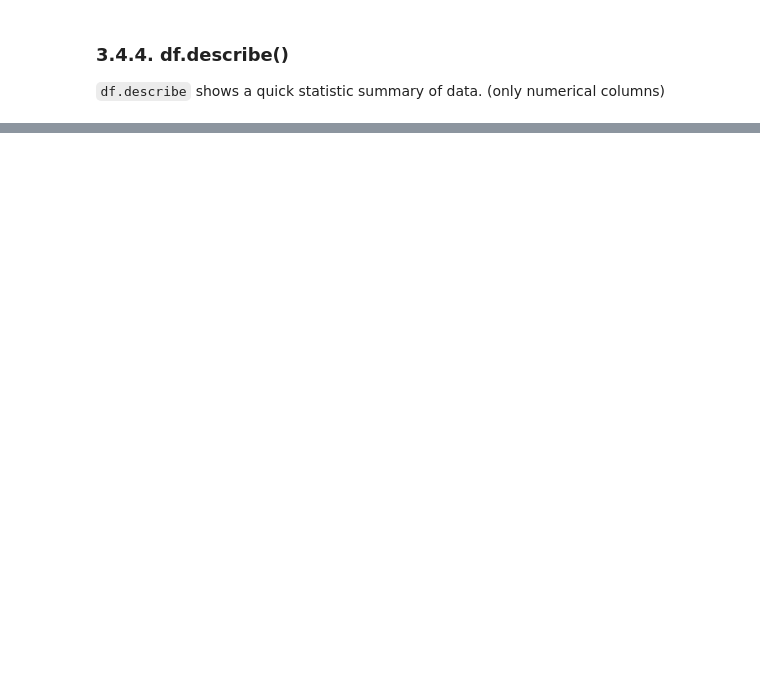
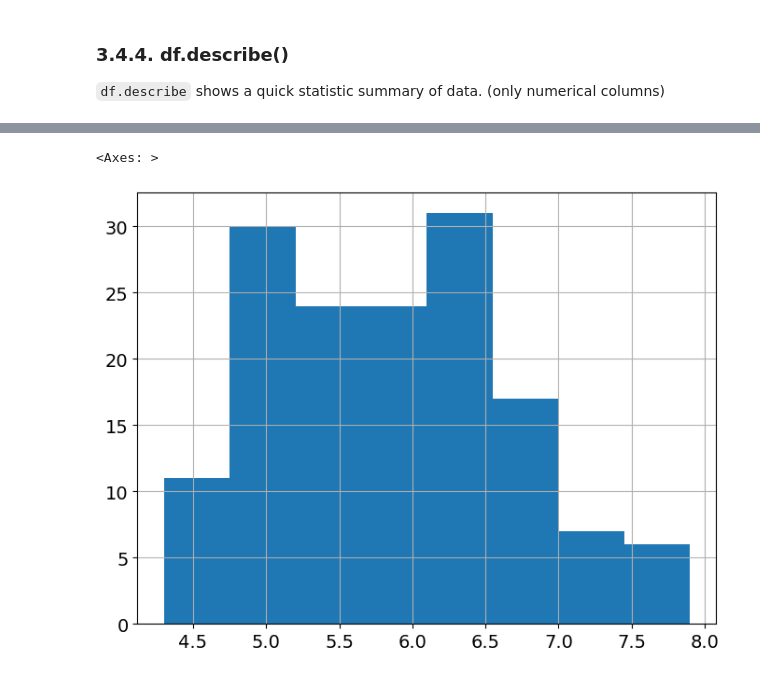
Before and after one commit to andymogul/BA_python_tutorial, a Jupyter notebook: statistics_lab.ipynb, the cells around one changed output, grey strips where cells are left out. Drawn from its saved outputs; the diff is of its cells as text; code cells hidden in the pictures; blank space fills up the shorter version.

```diff
--- a/statistics_lab.ipynb
+++ b/statistics_lab.ipynb
@@ -986,0 +1339,12 @@ df.describe()
+# %%
+import numpy as np
+import pandas as pd
+import matplotlib.pyplot as plt
+
+# jupyter-notebook-specific command:
+# shows the plots without `plt.show()` in Jupyter notebook
+%matplotlib inline
+
+# increase default figure and font sizes for easier viewing
+plt.rcParams['figure.figsize'] = (8, 6)
+plt.rcParams['font.size'] = 14
@@ -986,0 +1354,4 @@ df.describe()
+# %%
+csv_url = 'https://archive.ics.uci.edu/ml/machine-learning-databases/iris/iris.data'
+col_names = ['sepal length', 'sepal width', 'petal length', 'petal width', 'class']
+data = pd.read_csv(csv_url, names=col_names)
@@ -986,0 +1396,7 @@ df.describe()
+# %%
+%matplotlib inline
+
+data['sepal length'].hist(bins=8)
+# %% [output]
+<Axes: >
+[figure, added]
```
Also changed, not shown: parts of 112 cells of this notebook, 4 other files.
